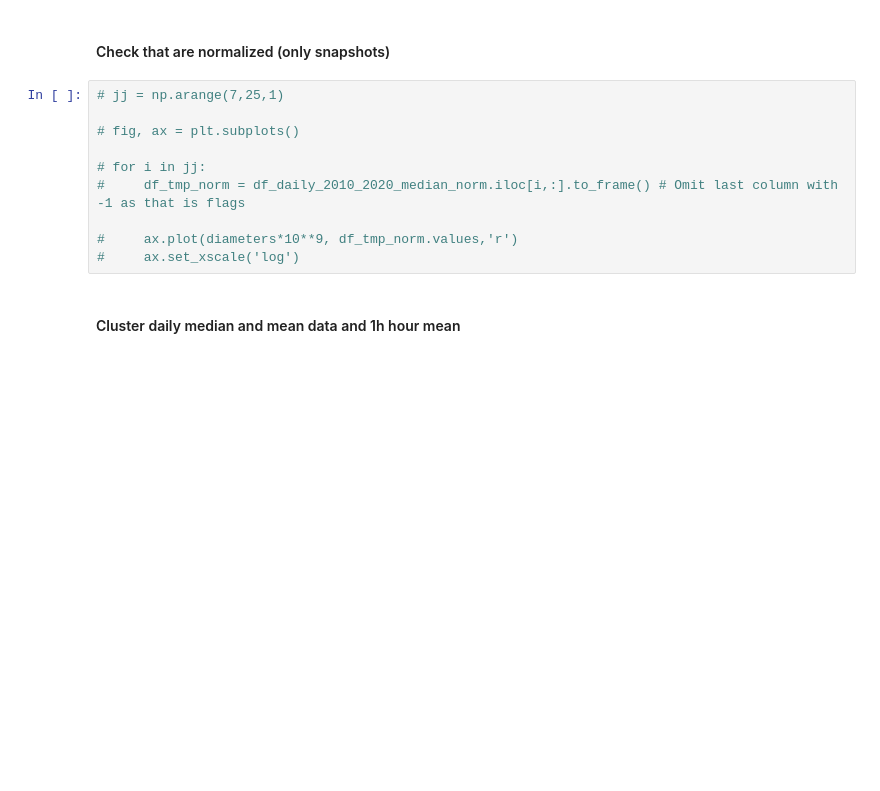
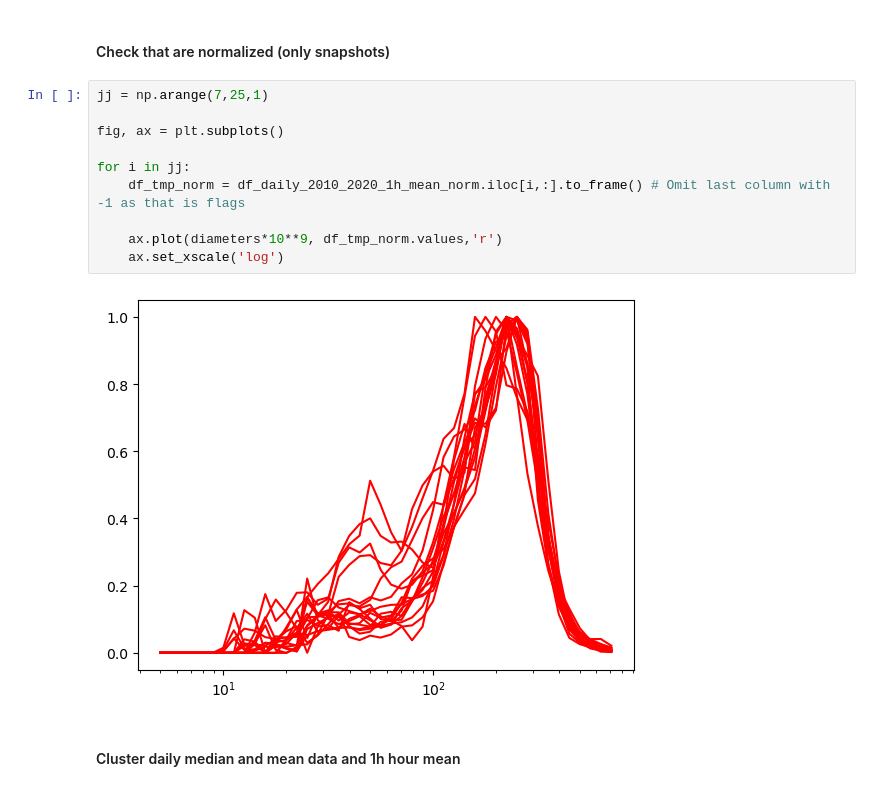
Before and after one commit to eScience-course/Tjaernoe2022-group3, a Jupyter notebook: notebooks/Load and analyze DMPS data.ipynb, the cells around one changed output. Saved outputs shown, nothing was run; the diff lists cells and outputs as text; blank space fills up the shorter version.

Commit message:
Added new annual NPF norm to data

```diff
--- a/notebooks/Load and analyze DMPS data.ipynb
+++ b/notebooks/Load and analyze DMPS data.ipynb
@@ -506,15 +516,17 @@ df3, df_daily_2010_2020_1h_mean_norm = create_normalised_df(df_hourly_2010_2020_
 # %% [markdown]
 #### Check that are normalized (only snapshots)
 # %%
-# jj = np.arange(7,25,1)
+jj = np.arange(7,25,1)
 
-# fig, ax = plt.subplots()
+fig, ax = plt.subplots()
 
-# for i in jj:
-#     df_tmp_norm = df_daily_2010_2020_median_norm.iloc[i,:].to_frame() # Omit last column with -1 as that is flags
+for i in jj:
+    df_tmp_norm = df_daily_2010_2020_1h_mean_norm.iloc[i,:].to_frame() # Omit last column with -1 as that is flags
 
-#     ax.plot(diameters*10**9, df_tmp_norm.values,'r')
-#     ax.set_xscale('log')
+    ax.plot(diameters*10**9, df_tmp_norm.values,'r')
+    ax.set_xscale('log')
+# %% [output]
+[figure, added]
 # %% [markdown]
 #### Cluster daily median and mean data and 1h hour mean
 # %% [markdown]
```
Also changed, not shown: parts of 7 cells of this notebook, 5 other files.
